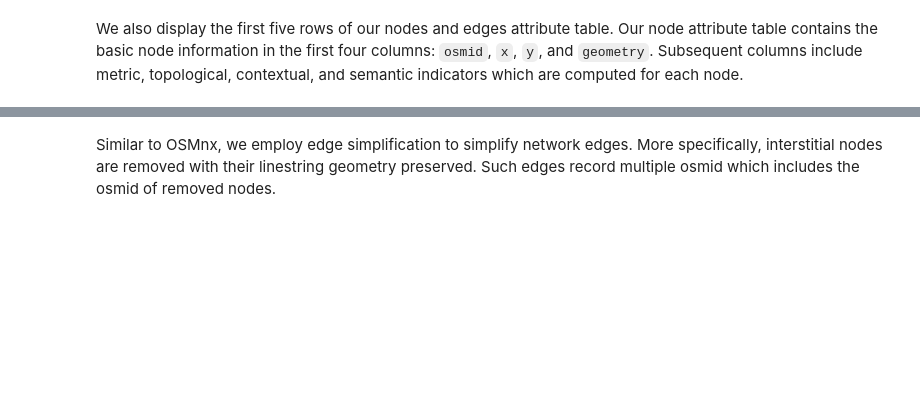
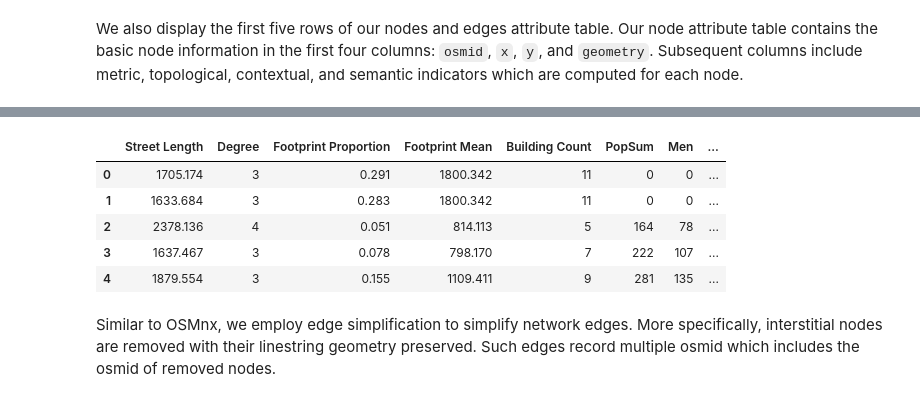
Before and after one commit to winstonyym/urbanity, a Jupyter notebook: docs/notebooks/basic_functionality.ipynb, the cells around one changed output, grey strips where cells are left out. Cells and saved outputs as stored; diff of their text form; code cells hidden in the pictures; blank space fills up the shorter version.

```diff
--- a/docs/notebooks/basic_functionality.ipynb
+++ b/docs/notebooks/basic_functionality.ipynb
@@ -140,3 +142,13 @@ print(list(SG_nodes.columns))
+# %%
+SG_nodes.head()[['Street Length', 'Degree', 'Footprint Proportion', 'Footprint Mean','Building Count', 'PopSum',
+       'Men', 'Women', 'Food', 'Green View Mean', 'Visual Complexity Mean']]
+# %% [output]
+|  | Street Length | Degree | Footprint Proportion | Footprint Mean | Building Count | PopSum | Men | ... |
+| 0 | 1705.174 | 3 | 0.291 | 1800.342 | 11 | 0 | 0 | ... |
+| 1 | 1633.684 | 3 | 0.283 | 1800.342 | 11 | 0 | 0 | ... |
+| 2 | 2378.136 | 4 | 0.051 | 814.113 | 5 | 164 | 78 | ... |
+| 3 | 1637.467 | 3 | 0.078 | 798.170 | 7 | 222 | 107 | ... |
+| 4 | 1879.554 | 3 | 0.155 | 1109.411 | 9 | 281 | 135 | ... |
 # %% [markdown]
 Similar to OSMnx, we employ edge simplification to simplify network edges. More specifically, interstitial nodes are removed with their linestring geometry preserved. Such edges record multiple osmid which includes the osmid of removed nodes.
 # %%
```
Also changed, not shown: parts of 17 cells of this notebook, 10 other files.
